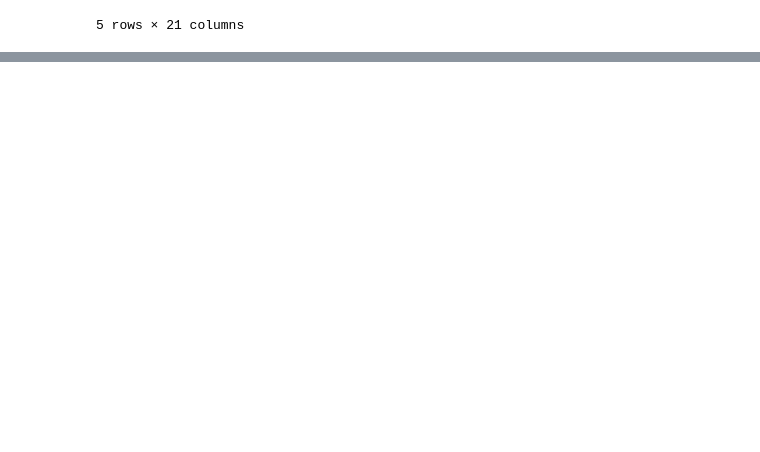
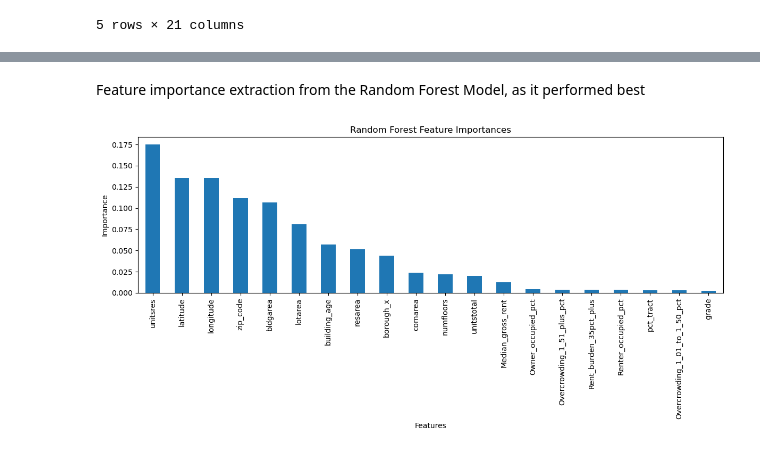
Before and after one commit to celina-ayl/capstone_project, a Jupyter notebook: capstone_project.ipynb, the cells around one changed output, grey strips where cells are left out. Drawn from its saved outputs; the diff is of its cells as text; code cells hidden in the pictures; blank space fills up the shorter version.

```diff
--- a/capstone_project.ipynb
+++ b/capstone_project.ipynb
@@ -1087,0 +1158,3 @@ df_final.head() # printing the result
+# %%
+# 80% train data, 20% test data
+X_train, X_test, y_train, y_test = train_test_split(X, y, test_size=0.2, random_state=42)
@@ -1087,0 +1179,12 @@ df_final.head() # printing the result
+# %%
+# train model
+ridge_r = Ridge(alpha=1.0)
+# fit model
+ridge_r.fit(X_train, y_train)
+
+# make predictions
+predictions_ridge = ridge_r.predict(X_test)
+
+# model evaluation
+rmse_rregresion = np.sqrt(mean_squared_error(y_test, predictions_ridge))
+print("RMSE for RR model: ", rmse_rregresion)
@@ -1087,0 +1216,17 @@ df_final.head() # printing the result
+# %%
+# train model
+forest_model = RandomForestRegressor(
+    n_estimators=100,
+    random_state=42,
+    n_jobs=-1
+)
+# fit model
+forest_model.fit(X_train, y_train)
+
+# make predictions
+predictions_rf = forest_model.predict(X_test)
+
+# model evaluation
+rmse_forest = np.sqrt(mean_squared_error(y_test, predictions_rf))
+
+print("RMSE for RF model: ", rmse_forest)
@@ -1087,0 +1252,16 @@ df_final.head() # printing the result
+# %% [markdown]
+Feature importance extraction from the Random Forest Model, as it performed best
+# %%
+# extract feature importances from Random Forest Model
+f_importance = pd.Series(forest_model.feature_importances_, index=X.columns).sort_values(ascending=False)
+
+# plotting
+plt.figure(figsize=(12,6))
+f_importance.plot(kind='bar')
+plt.title('Random Forest Feature Importances')
+plt.ylabel('Importance')
+plt.xlabel('Features')
+plt.tight_layout()
+plt.show()
+# %% [output]
+[figure, added]
```
Also changed, not shown: parts of 21 cells of this notebook.
